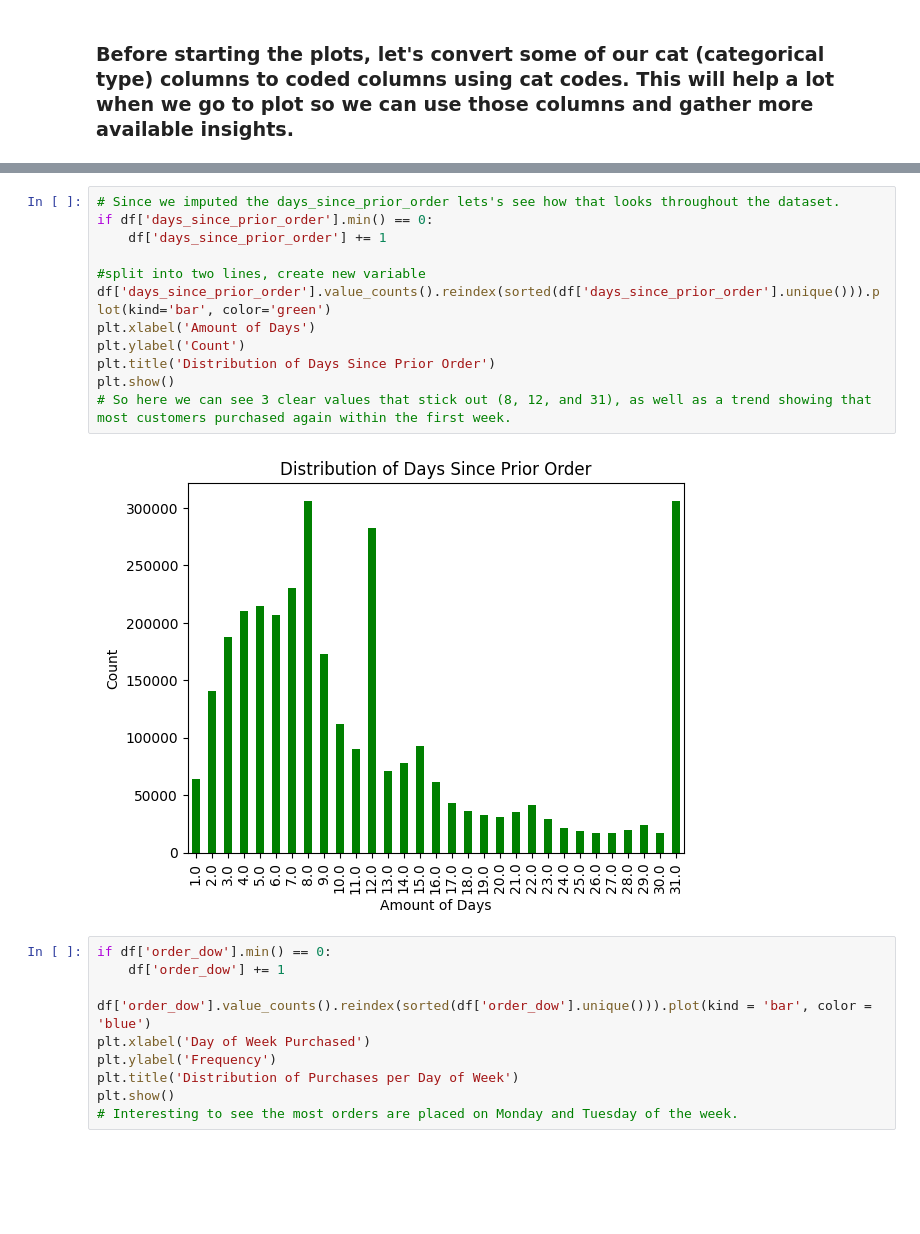
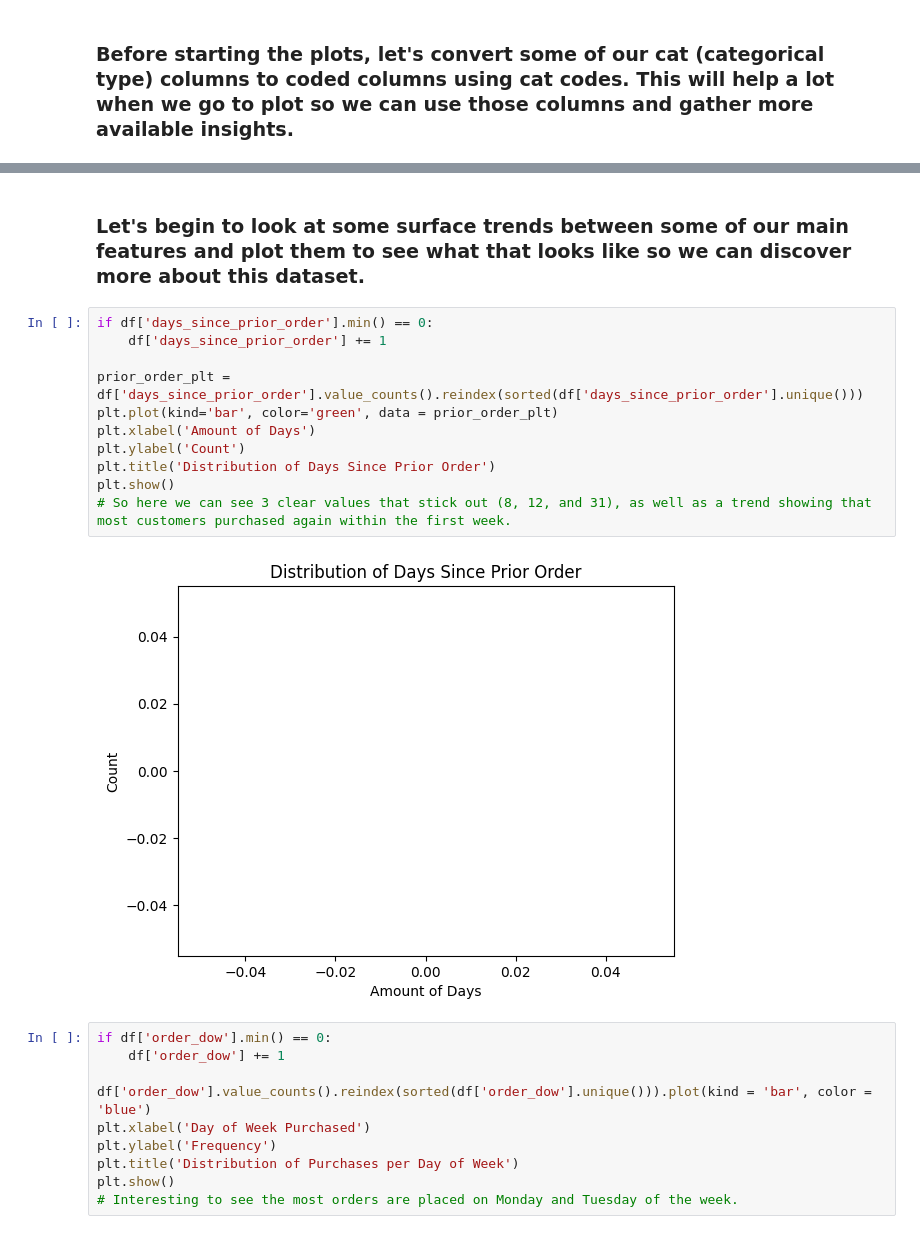
Before and after one commit to Taliwat/Springboard-DS, a Jupyter notebook: Capstone 2 - Instacart Project/eda.ipynb, the cells around one changed output, grey strips where cells are left out. Drawn from its saved outputs; the diff is of its cells as text; blank space fills up the shorter version.

```diff
--- a/Capstone 2 - Instacart Project/eda.ipynb
+++ b/Capstone 2 - Instacart Project/eda.ipynb
@@ -60,20 +60,21 @@ df.head(10)
 | 7 | 1 | 8 | Organic Half & Half | 3108588 | 1 | 14 | 14.0 | ... |
 | 8 | 1 | 9 | Organic Half & Half | 2295261 | 1 | 16 | 0.0 | ... |
 | 9 | 1 | 10 | Zero Calorie Cola | 2550362 | 4 | 8 | 30.0 | ... |
+# %% [markdown]
+### Let's begin to look at some surface trends between some of our main features and plot them to see what that looks like so we can discover more about this dataset.
 # %%
-# Since we imputed the days_since_prior_order lets's see how that looks throughout the dataset.
 if df['days_since_prior_order'].min() == 0:
     df['days_since_prior_order'] += 1
 
-#split into two lines, create new variable
-df['days_since_prior_order'].value_counts().reindex(sorted(df['days_since_prior_order'].unique())).plot(kind='bar', color='green')
+prior_order_plt = df['days_since_prior_order'].value_counts().reindex(sorted(df['days_since_prior_order'].unique()))
+plt.plot(kind='bar', color='green', data = prior_order_plt)
 plt.xlabel('Amount of Days')
 plt.ylabel('Count')
 plt.title('Distribution of Days Since Prior Order')
 plt.show()
 # So here we can see 3 clear values that stick out (8, 12, and 31), as well as a trend showing that most customers purchased again within the first week.
 # %% [output]
-[figure, old version]
+[figure, new version]
 # %%
 if df['order_dow'].min() == 0:
     df['order_dow'] += 1
```
Also changed, not shown: parts of 1 cell of this notebook, 3 other files.
